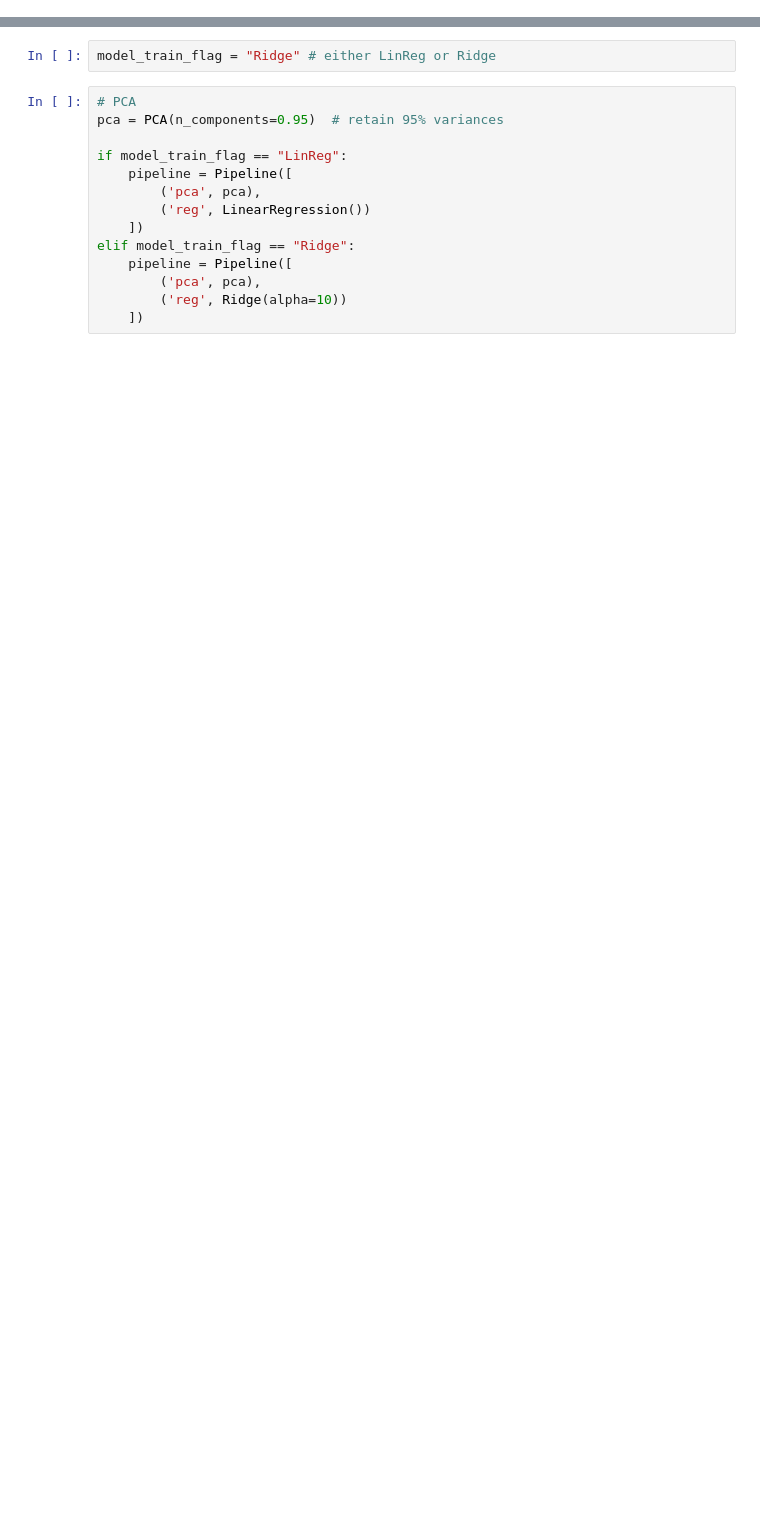
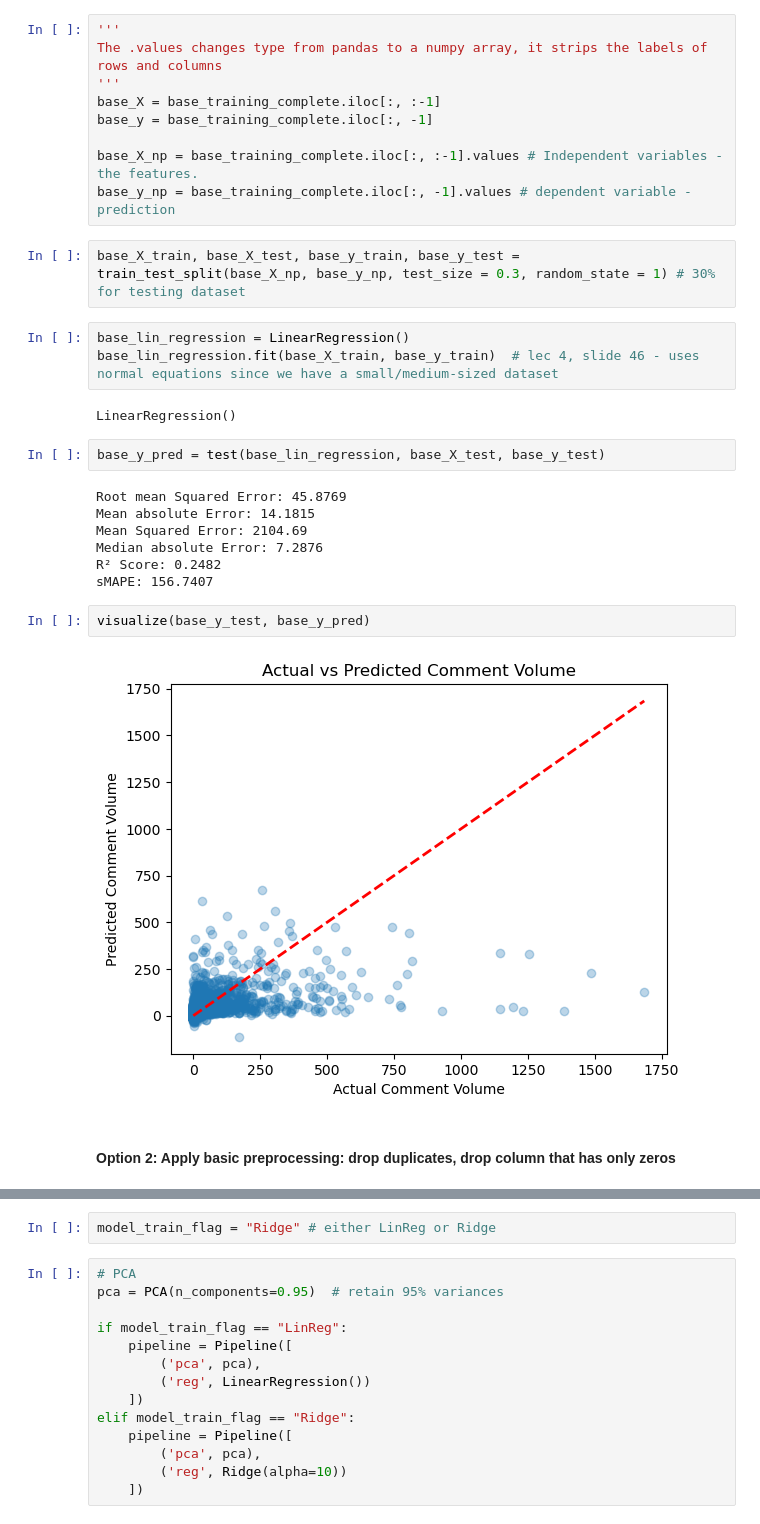
Before and after one commit to Joel-Milla/cs3244_Final_Project, a Jupyter notebook: LinearRegression.ipynb, the cells around one changed output, grey strips where cells are left out. Saved outputs shown, nothing was run; the diff lists cells and outputs as text; blank space fills up the shorter version.

```diff
--- a/LinearRegression.ipynb
+++ b/LinearRegression.ipynb
@@ -341,0 +102,31 @@ R² Score: 0.5412
+# %%
+'''
+The .values changes type from pandas to a numpy array, it strips the labels of rows and columns
+'''
+base_X = base_training_complete.iloc[:, :-1]
+base_y = base_training_complete.iloc[:, -1]
+
+base_X_np = base_training_complete.iloc[:, :-1].values # Independent variables - the features.
+base_y_np = base_training_complete.iloc[:, -1].values # dependent variable - prediction
+# %%
+base_X_train, base_X_test, base_y_train, base_y_test = train_test_split(base_X_np, base_y_np, test_size = 0.3, random_state = 1) # 30% for testing dataset
+# %%
+base_lin_regression = LinearRegression()
+base_lin_regression.fit(base_X_train, base_y_train)  # lec 4, slide 46 - uses normal equations since we have a small/medium-sized dataset
+# %% [output]
+LinearRegression()
+# %%
+base_y_pred = test(base_lin_regression, base_X_test, base_y_test)
+# %% [output]
+Root mean Squared Error: 45.8769
+Mean absolute Error: 14.1815
+Mean Squared Error: 2104.69
+Median absolute Error: 7.2876
+R² Score: 0.2482
+sMAPE: 156.7407
+# %%
+visualize(base_y_test, base_y_pred)
+# %% [output]
+[figure, added]
+# %% [markdown]
+#### Option 2: Apply basic preprocessing: drop duplicates, drop column that has only zeros
```
Also changed, not shown: parts of 50 cells of this notebook, 1 other file.
